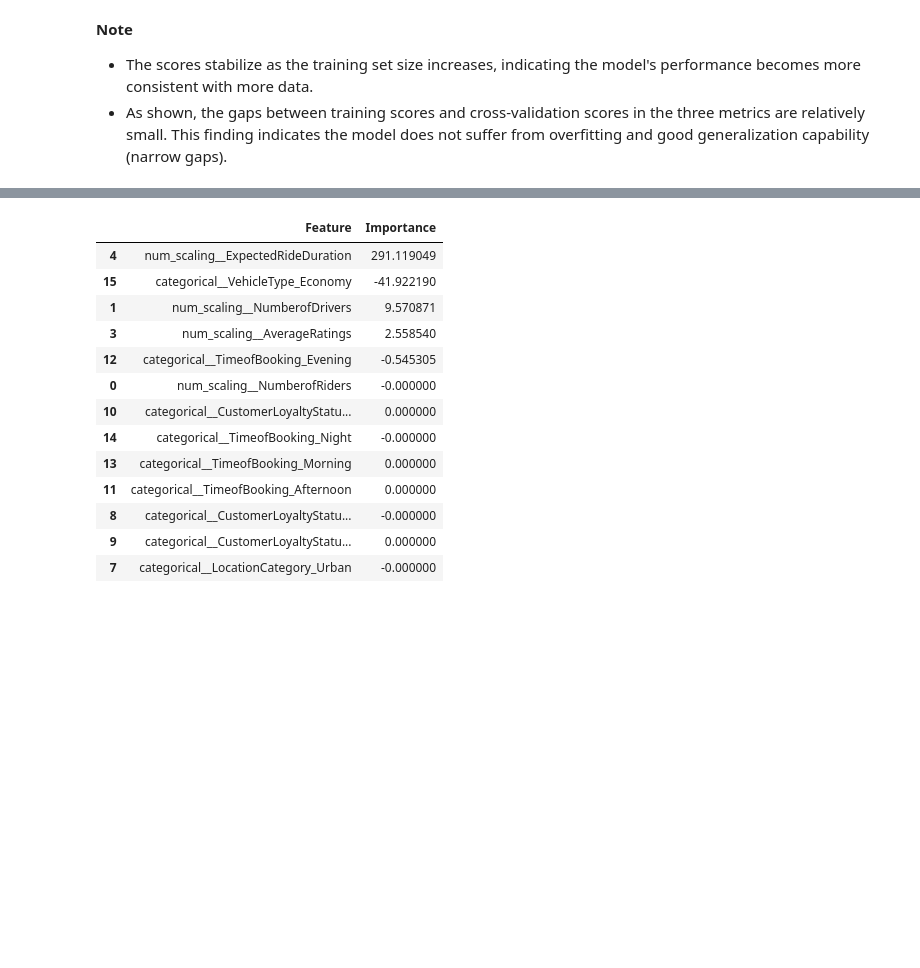
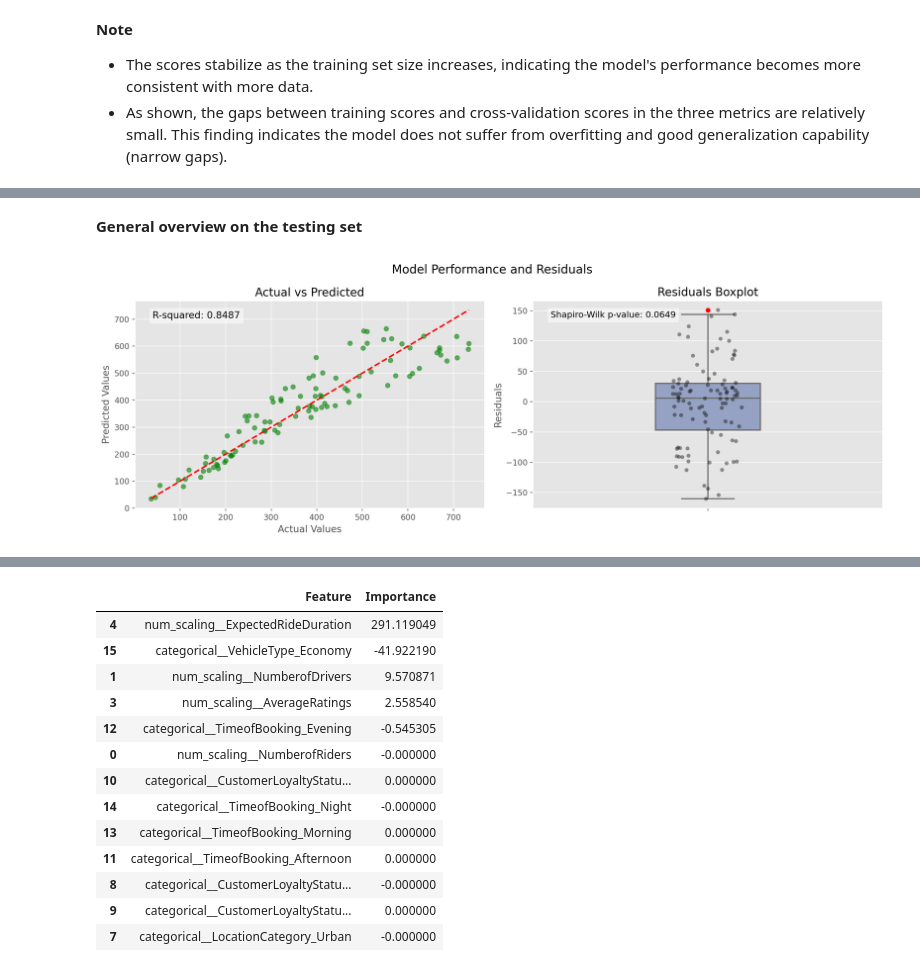
Before and after one commit to LingAdeu/dynamic-pricing-model, a Jupyter notebook: notebook/notebook.ipynb, the cells around one changed output, grey strips where cells are left out. Cells and saved outputs as stored; diff of their text form; code cells hidden in the pictures; blank space fills up the shorter version.

```diff
--- a/notebook/notebook.ipynb
+++ b/notebook/notebook.ipynb
@@ -1661,0 +1664,41 @@ plt.show()
+# %% [markdown]
+**General overview on the testing set**
+# %%
+# make predictions and compute residuals
+y_test_pred = final_regressor.predict(X_test)
+residuals_test = y_test - y_test_pred
+# %%
+# create figure and axes for subplots
+fig, axes = plt.subplots(1, 2, figsize=(14, 5), dpi=200)
+
+# the actual vs predicted values
+axes[0].scatter(y_test, y_test_pred, color='green', alpha=0.6)
+axes[0].plot([min(y_test), max(y_test)], [min(y_test), max(y_test)], 'r--', lw=2)
+axes[0].set_xlabel('Actual Values')
+axes[0].set_ylabel('Predicted Values')
+axes[0].set_title('Actual vs Predicted')
+axes[0].grid(True)
+axes[0].text(0.05, 0.95, f'R-squared: {r2_test:.4f}', transform=axes[0].transAxes,
+             fontsize=12, verticalalignment='top', bbox=dict(facecolor='white', alpha=0.5))
+
+# residuals
+sns.boxplot(y=residuals_test, ax=axes[1], color='#8e9fca', width=0.3,
+            flierprops=dict(marker='.', markerfacecolor='red',
+                            markeredgecolor='red', alpha=1, markersize=10))
+sns.stripplot(y=residuals_test, ax=axes[1], color='black', alpha=0.4)
+axes[1].set_title('Residuals Boxplot')
+axes[1].set_ylabel('Residuals')
+
+# Shapiro-Wilk test for normality
+shapiro_stat, shapiro_p_value = shapiro(residuals_test)
+
+# Annotate the boxplot with Shapiro-Wilk test results
+axes[1].text(0.05, 0.95, f'Shapiro-Wilk p-value: {shapiro_p_value:.4f}',
+             transform=axes[1].transAxes, fontsize=11, verticalalignment='top',
+             bbox=dict(facecolor='white', alpha=0.5))
+
+plt.suptitle('Model Performance and Residuals', size=15)
+plt.tight_layout()
+plt.show()
+# %% [output]
+[figure, added]
```
Also changed, not shown: parts of 56 cells of this notebook, 5 other files.
